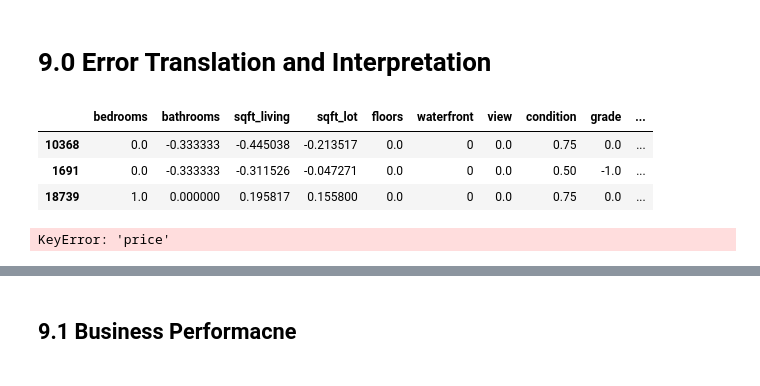
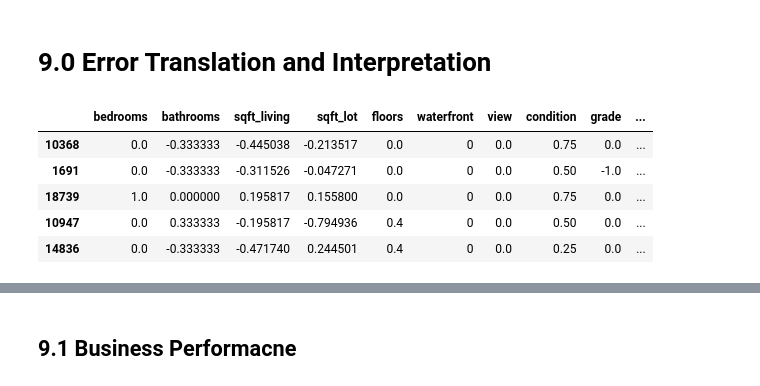
Before and after one commit to otaviokamel/rocket_house, a Jupyter notebook: House Rocket Project - Business Approach.ipynb, the cells around one changed output, grey strips where cells are left out. Saved outputs shown, nothing was run; the diff lists cells and outputs as text; code cells hidden in the pictures.

```diff
--- a/House Rocket Project - Business Approach.ipynb
+++ b/House Rocket Project - Business Approach.ipynb
@@ -1727,19 +1722,19 @@ pickle.dump(rf_tuned, open(r'D:\MEGA\Programming\Data Science\_My Projects\Store
 # %% [markdown]
 # 9.0 Error Translation and Interpretation
 # %%
-X_test[:3]
+X_test[:5]
 # %% [output]
 |  | bedrooms | bathrooms | sqft_living | sqft_lot | floors | waterfront | view | condition | grade | ... |
 | 10368 | 0.0 | -0.333333 | -0.445038 | -0.213517 | 0.0 | 0 | 0.0 | 0.75 | 0.0 | ... |
 | 1691 | 0.0 | -0.333333 | -0.311526 | -0.047271 | 0.0 | 0 | 0.0 | 0.50 | -1.0 | ... |
 | 18739 | 1.0 | 0.000000 | 0.195817 | 0.155800 | 0.0 | 0 | 0.0 | 0.75 | 0.0 | ... |
+| 10947 | 0.0 | 0.333333 | -0.195817 | -0.794936 | 0.4 | 0 | 0.0 | 0.50 | 0.0 | ... |
+| 14836 | 0.0 | -0.333333 | -0.471740 | 0.244501 | 0.4 | 0 | 0.0 | 0.25 | 0.0 | ... |
 # %%
 df9 = X_test.copy()
 
-df9.loc[:, 'price'] =  np.expm1(df9.loc[:, 'price'])
+df9.loc[:, 'price'] =  np.expm1(y_test)
 df9.loc[:, 'predictions'] = np.expm1(yhat_rf_tuned)
-# %% [output]
-KeyError: 'price'
 # %%
 df9.to_csv('D:\df9_business.csv')
 # %%
```
Also changed, not shown: parts of 23 cells of this notebook, 4 other files.
